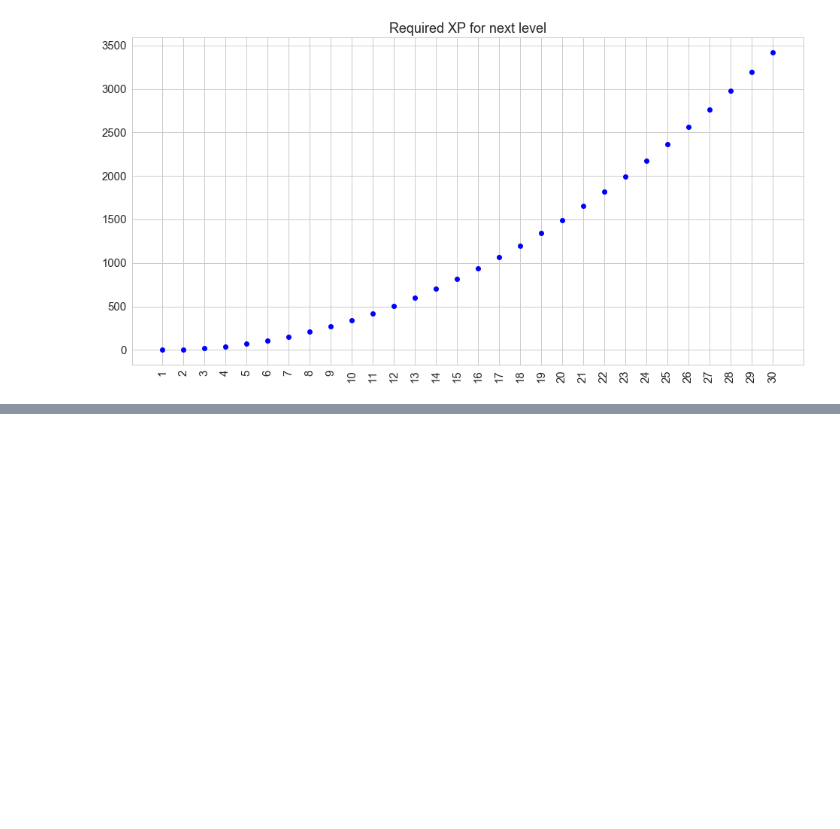
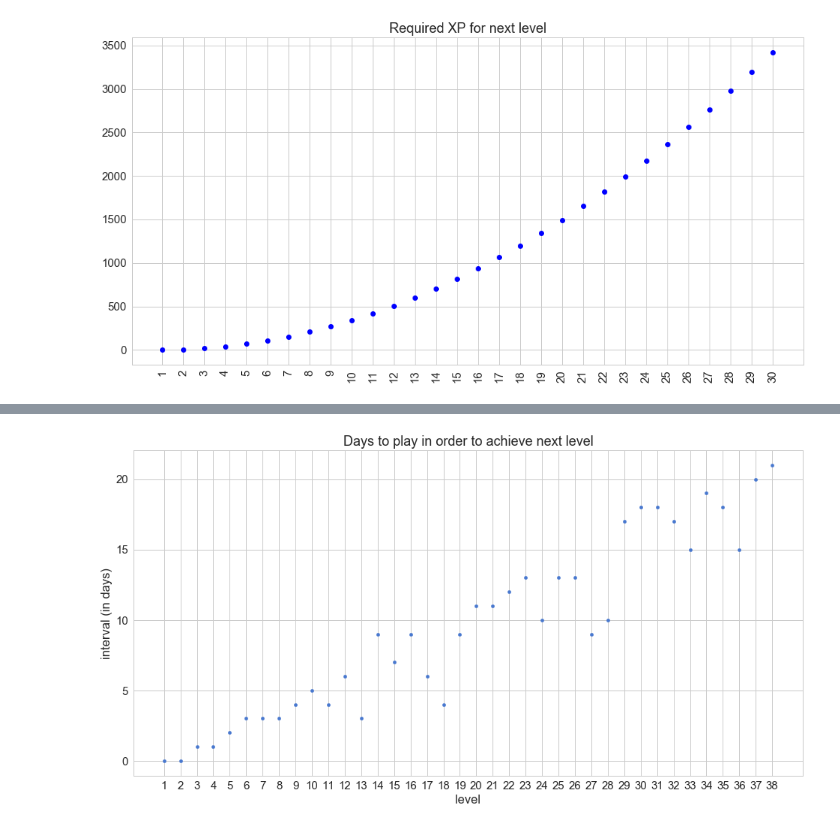
Before and after one commit to andybala/curiousily.github.com, a Jupyter notebook: notebooks/required_xp.ipynb, the cells around one changed output, grey strips where cells are left out. Saved outputs shown, nothing was run; the diff lists cells and outputs as text; code cells hidden in the pictures; blank space fills up the shorter version.

```diff
--- a/notebooks/required_xp.ipynb
+++ b/notebooks/required_xp.ipynb
@@ -158,0 +202,30 @@ plt.xticks(x, range(1, n + 2), rotation='vertical');
+# %%
+level = 1
+level_ups = {}
+total_xp = 0
+for d in range(1, 1 * 365): # 2 years
+    xp = daily_xp()
+    while n_xp_for_level(level + 1) < total_xp + xp:
+        level += 1
+        level_ups[level] = d
+    total_xp += xp
+# %%
+day_intervals = {1: 0}
+for k, v in level_ups.items():
+    if k == 2:
+        day_intervals[k] = v - 1
+    else:
+        day_intervals[k] = v - level_ups[k - 1]
+# %%
+intervals_df = pd.DataFrame(list(day_intervals.items()), columns=["level", "days_interval"])
+# %%
+ax = intervals_df.plot(
+    kind='scatter',
+    x='level',
+    y='days_interval',
+    xticks=intervals_df.level,
+    title="Days to play in order to achieve next level"
+)
+ax.set_ylabel("interval (in days)");
+# %% [output]
+[figure, added]
```
Also changed, not shown: parts of 8 cells of this notebook.
